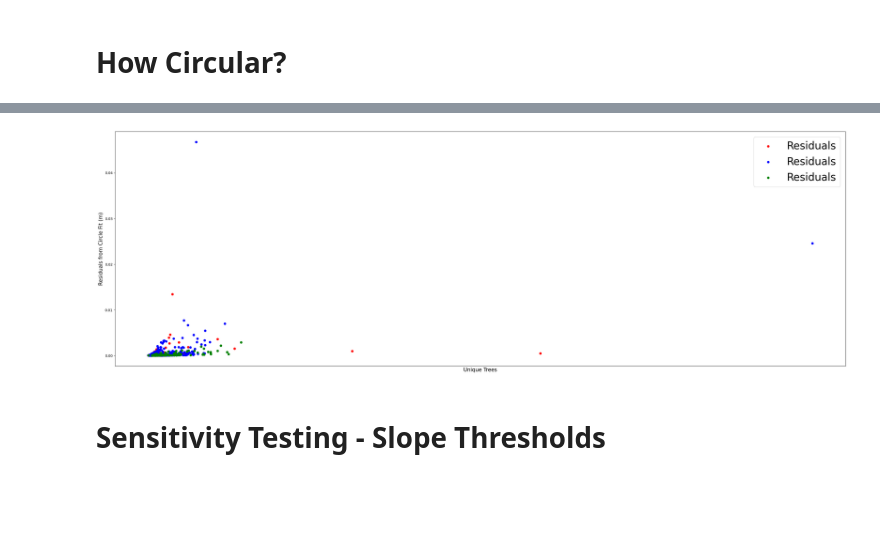
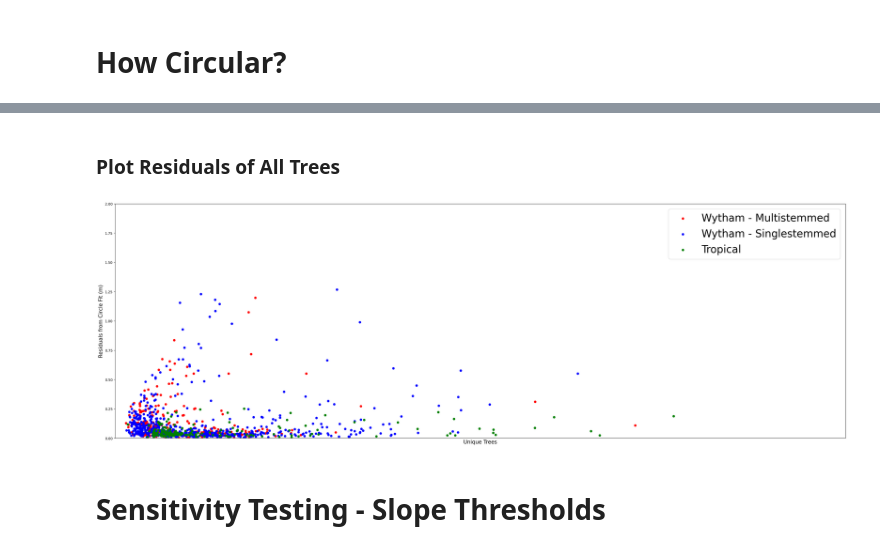
Before and after one commit to sabinenix/CloudDBH, a Jupyter notebook: CloudDBH_2.ipynb, the cells around one changed output, grey strips where cells are left out. Saved outputs shown, nothing was run; the diff lists cells and outputs as text; code cells hidden in the pictures; blank space fills up the shorter version.

Commit message:
Plotting normalized residuals

```diff
--- a/CloudDBH_2.ipynb
+++ b/CloudDBH_2.ipynb
@@ -1152,35 +1197,31 @@ merged_dfs
+# %% [markdown]
+### Plot Residuals of All Trees
 # %%
-merged_dfs
-
-
 # plot residuals
 fig, axs = plt.subplots(1, 1, figsize=(30,10))
 plt.tight_layout()
 
 rowind = treeind = 0
 colors = ['red', 'blue', 'green']
-#labels = ['Wytham - Multistemmed', 'Wytham - Singlestemmed', 'Tropical']
+labels = ['Wytham - Multistemmed', 'Wytham - Singlestemmed', 'Tropical']
 
-dicts = [residu_dict, dbh_circ_dict]
-cols = ['residuals', 'dbh_circ']
-
-# merge resulting dataframes into one large dataframe
-residual_df = dfs[0].merge(dfs[1],on='TLS_ID')
 
 for residual_df in merged_dfs:
     color = colors[treeind]
 
-    axs.scatter(residual_df['dbh_circ'], residual_df['residuals'], color = color, label='Residuals')
+    axs.scatter(residual_df['dbh_circ'], residual_df['resid_norm'], color = color, label=labels[treeind])
     #axs.set_aspect('equal')
     axs.set_ylabel('Residuals from Circle Fit (m)', fontsize=15)
     axs.set_xlabel('Unique Trees', fontsize=15)
     axs.get_xaxis().set_ticks([])
+    axs.set_xlim(0,2)
+    axs.set_ylim(0,2)
 
     plt.legend(loc="upper right", fontsize=30)
 
     treeind, colind, rowind = update_inds(treeind, rowind, colind, ncols=1)
 # %% [output]
-[figure, old version]
+[figure, new version]
 # %% [markdown]
 # Sensitivity Testing - Slope Thresholds
 # %% [markdown]
```
Also changed, not shown: parts of 7 cells of this notebook.
